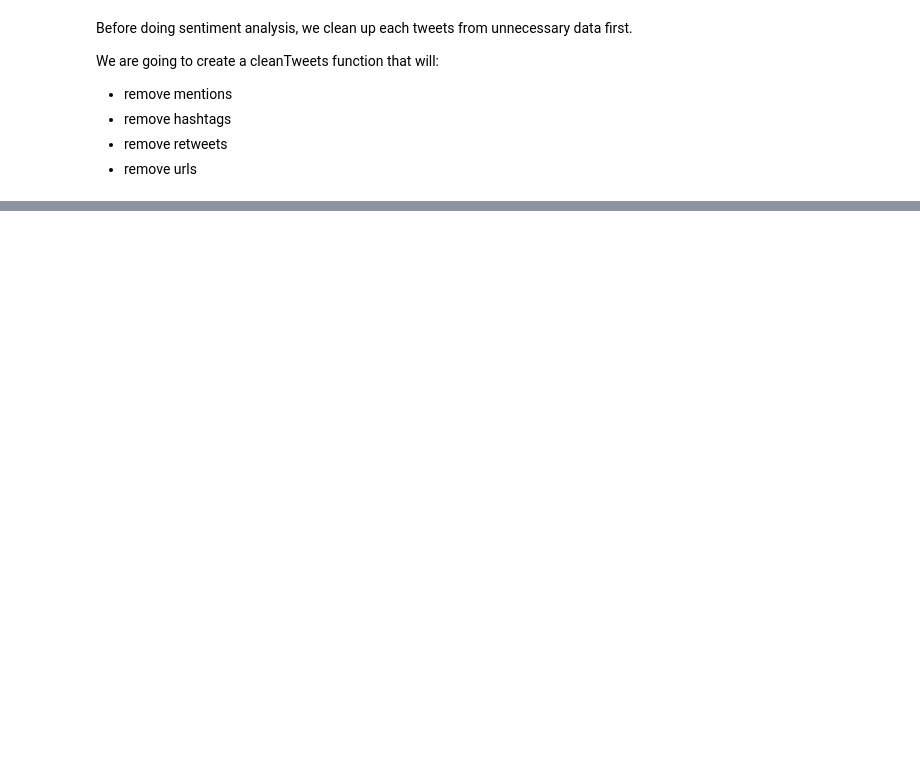
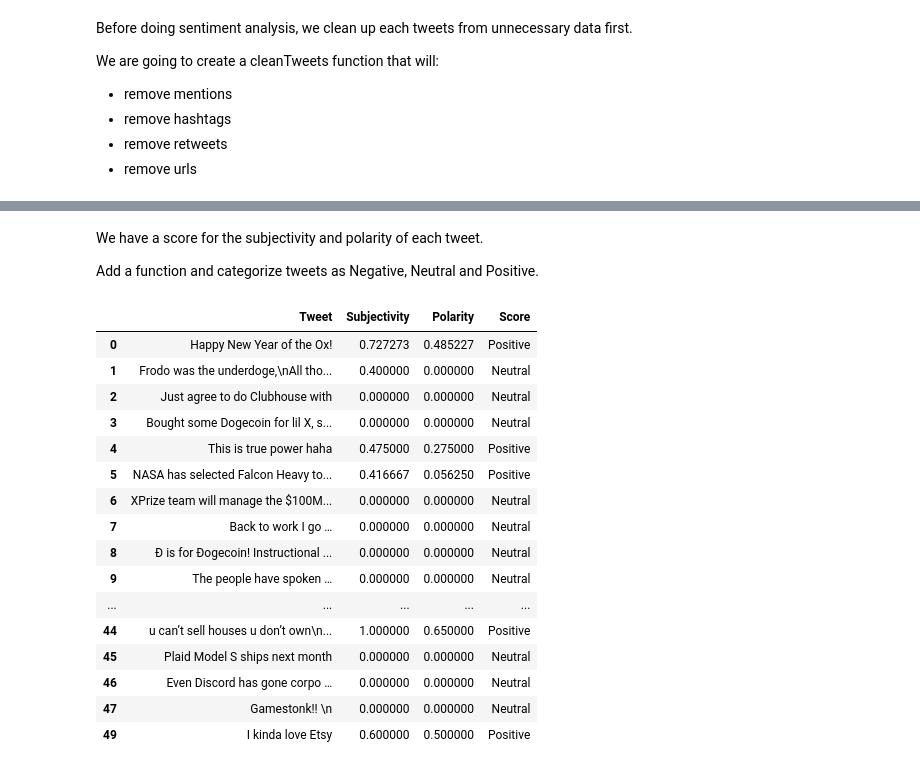
Before and after one commit to mayank-aggrwal/NLP, a Jupyter notebook: Twitter_Sentiment_Analysis/1_twitter_sentiment_analysis.ipynb, the cells around one changed output, grey strips where cells are left out. Cells and saved outputs as stored; diff of their text form; code cells hidden in the pictures; blank space fills up the shorter version.

```diff
--- a/Twitter_Sentiment_Analysis/1_twitter_sentiment_analysis.ipynb
+++ b/Twitter_Sentiment_Analysis/1_twitter_sentiment_analysis.ipynb
@@ -151,0 +292,4 @@ re.sub?
+# %% [markdown]
+We have a score for the subjectivity and polarity of each tweet.
+
+Add a function and categorize tweets as Negative, Neutral and Positive.
@@ -151,0 +306,20 @@ re.sub?
+# %%
+df.head(50)
+# %% [output]
+|  | Tweet | Subjectivity | Polarity | Score |
+| 0 | Happy New Year of the Ox! | 0.727273 | 0.485227 | Positive |
+| 1 | Frodo was the underdoge,\nAll tho... | 0.400000 | 0.000000 | Neutral |
+| 2 | Just agree to do Clubhouse with | 0.000000 | 0.000000 | Neutral |
+| 3 | Bought some Dogecoin for lil X, s... | 0.000000 | 0.000000 | Neutral |
+| 4 | This is true power haha | 0.475000 | 0.275000 | Positive |
+| 5 | NASA has selected Falcon Heavy to... | 0.416667 | 0.056250 | Positive |
+| 6 | XPrize team will manage the $100M... | 0.000000 | 0.000000 | Neutral |
+| 7 | Back to work I go … | 0.000000 | 0.000000 | Neutral |
+| 8 | Ð is for Ðogecoin! Instructional ... | 0.000000 | 0.000000 | Neutral |
+| 9 | The people have spoken … | 0.000000 | 0.000000 | Neutral |
+| ... | ... | ... | ... | ... |
+| 44 | u can’t sell houses u don’t own\n... | 1.000000 | 0.650000 | Positive |
+| 45 | Plaid Model S ships next month | 0.000000 | 0.000000 | Neutral |
+| 46 | Even Discord has gone corpo … | 0.000000 | 0.000000 | Neutral |
+| 47 | Gamestonk!! \n | 0.000000 | 0.000000 | Neutral |
+| 49 | I kinda love Etsy | 0.600000 | 0.500000 | Positive |
```
Also changed, not shown: parts of 39 cells of this notebook.
